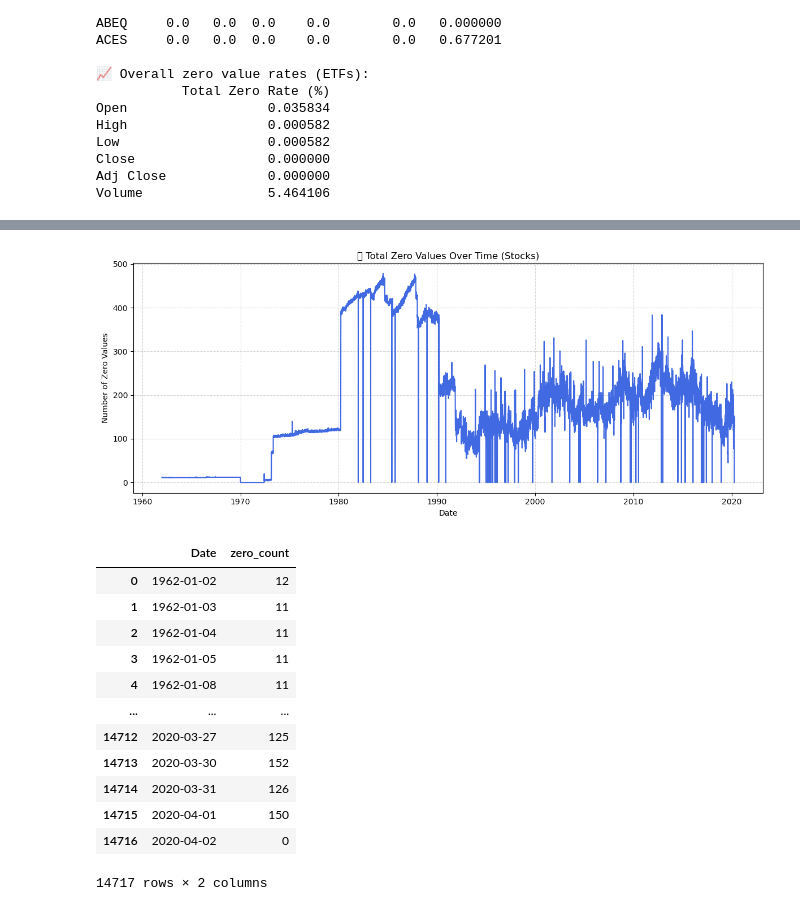
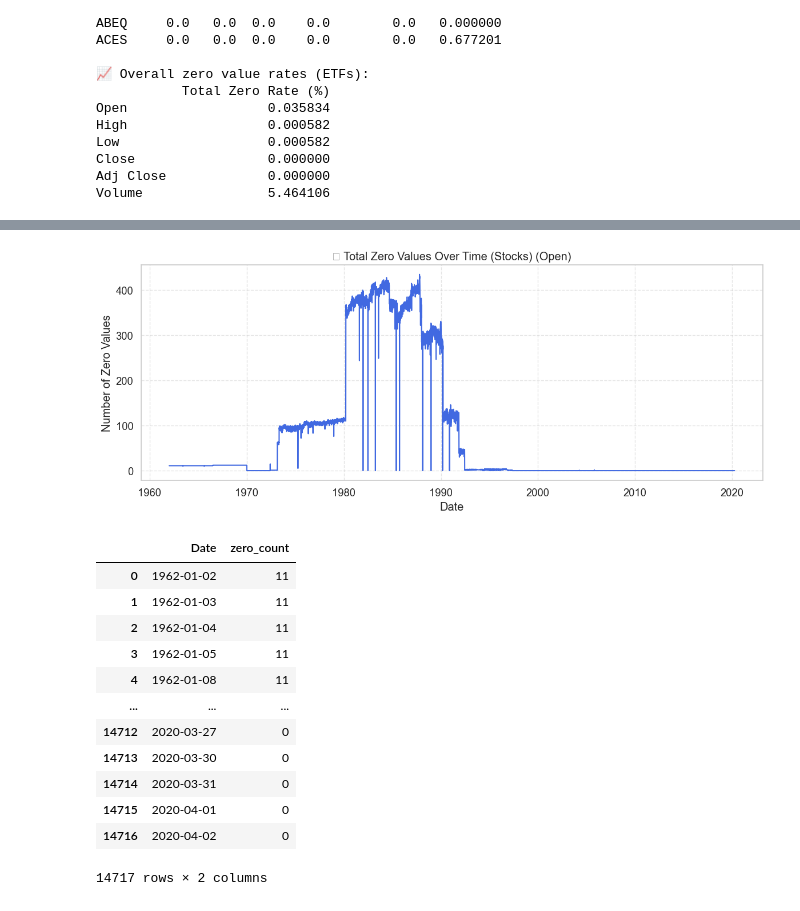
Before and after one commit to chedliabd/cross-exchange-asset-analysis, a Jupyter notebook: results.ipynb, the cells around one changed output, grey strips where cells are left out. Drawn from its saved outputs; the diff is of its cells as text; code cells hidden in the pictures.

```diff
--- a/results.ipynb
+++ b/results.ipynb
@@ -745,17 +630,17 @@ def plot_zero_counts_over_time(all_data: dict[str, pd.DataFrame], label: str = "
 # %%
-plot_zero_counts_over_time(all_stocks, label="Stocks")
+plot_zero_counts_over_time(all_stocks, label="Stocks",column="Open")
 # %% [output]
-[figure, old version]
+[figure, new version]
 |  | Date | zero_count |
-| 0 | 1962-01-02 | 12 |
+| 0 | 1962-01-02 | 11 |
 | 1 | 1962-01-03 | 11 |
 | 2 | 1962-01-04 | 11 |
 | 3 | 1962-01-05 | 11 |
 | 4 | 1962-01-08 | 11 |
 | ... | ... | ... |
-| 14712 | 2020-03-27 | 125 |
-| 14713 | 2020-03-30 | 152 |
-| 14714 | 2020-03-31 | 126 |
-| 14715 | 2020-04-01 | 150 |
+| 14712 | 2020-03-27 | 0 |
+| 14713 | 2020-03-30 | 0 |
+| 14714 | 2020-03-31 | 0 |
+| 14715 | 2020-04-01 | 0 |
 | 14716 | 2020-04-02 | 0 |
 14717 rows × 2 columns
```
Also changed, not shown: parts of 64 cells of this notebook, 5 other files.
